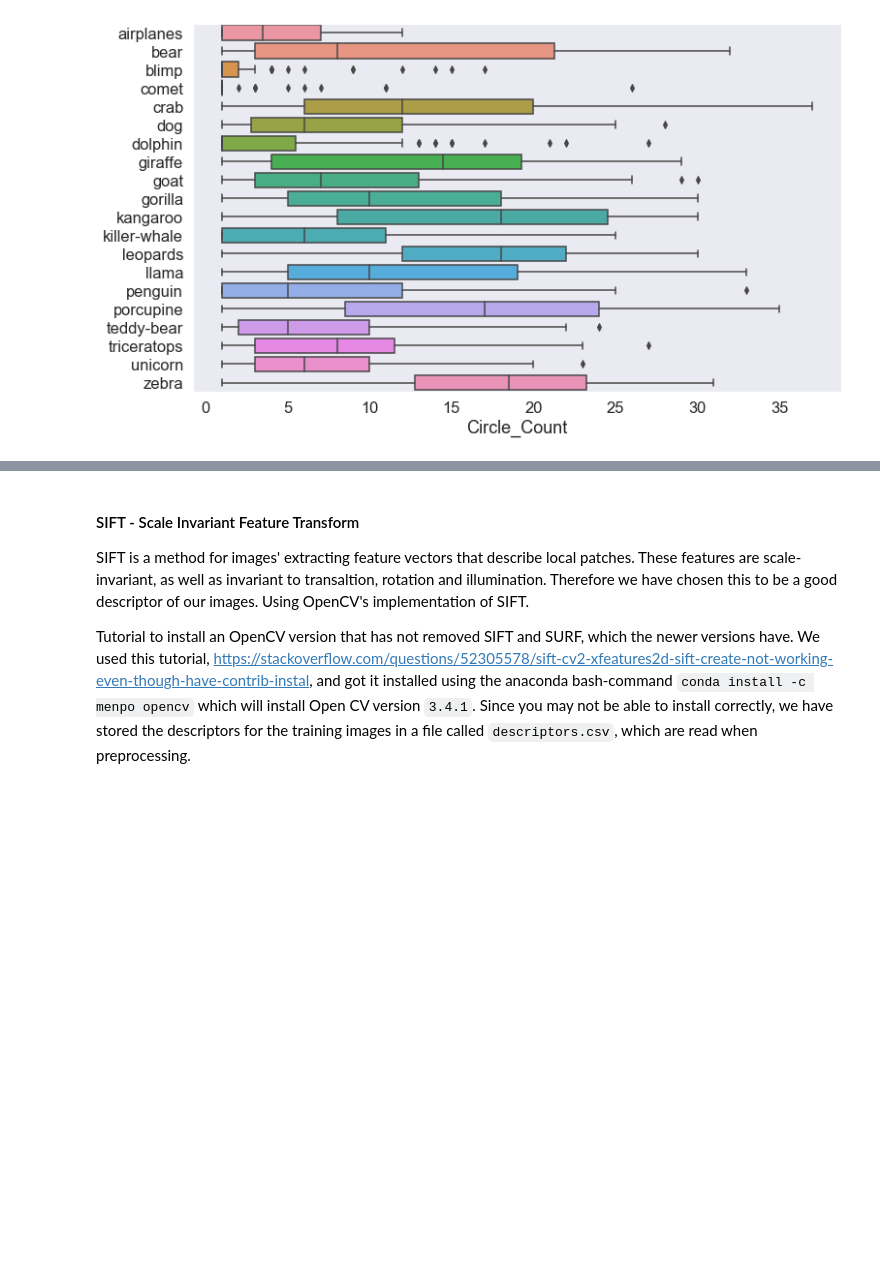
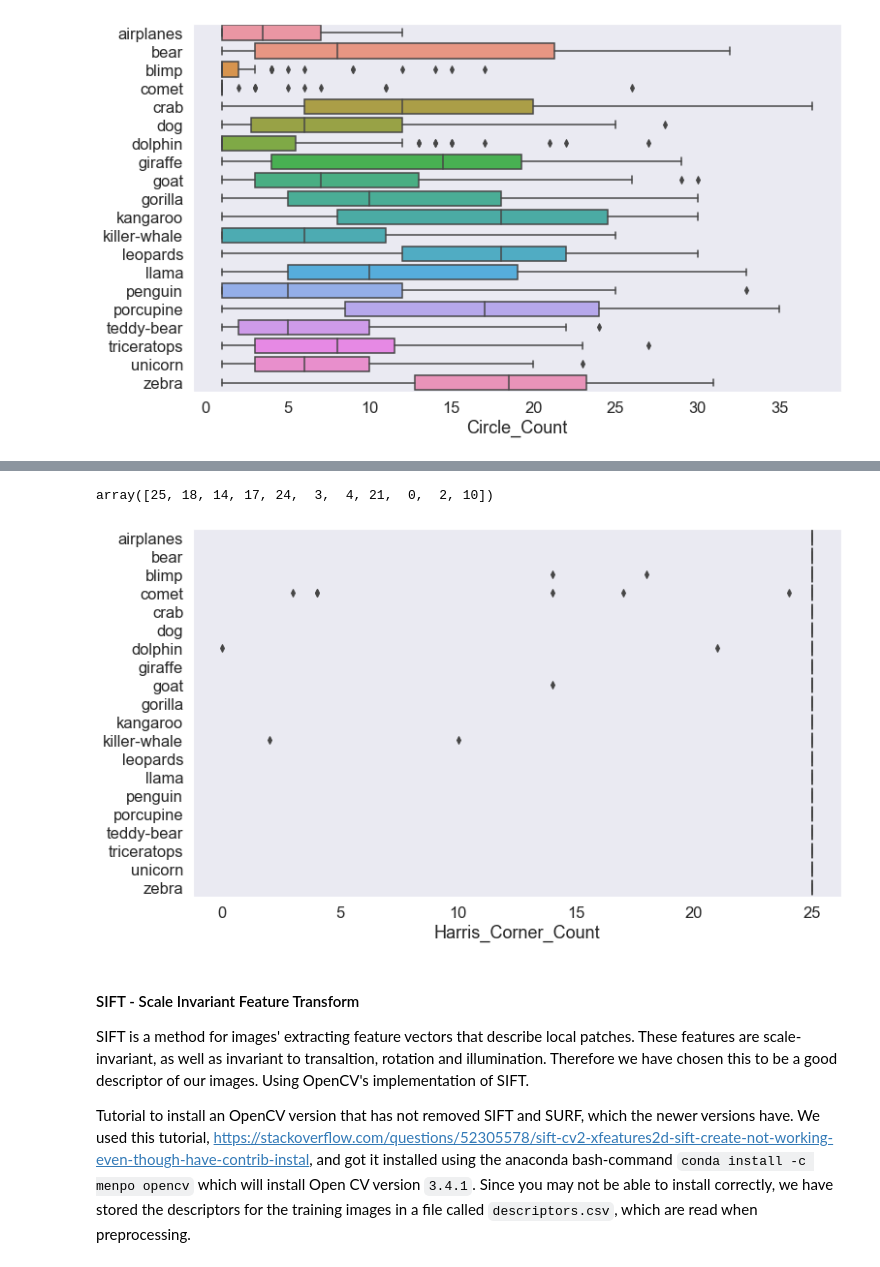
Before and after one commit to henrhoi/image-classification, a Jupyter notebook: GradProject_NB2.ipynb, the cells around one changed output, grey strips where cells are left out. Drawn from its saved outputs; the diff is of its cells as text; code cells hidden in the pictures; blank space fills up the shorter version.

```diff
--- a/GradProject_NB2.ipynb
+++ b/GradProject_NB2.ipynb
@@ -590,3 +579,14 @@ visualize_harris_corners(img)
+# %%
+# Counting number of corners in image
+training_data["Harris_Corner_Count"] = training_data["Image"].apply(lambda img: len(get_harris_corners(img)))
+# %%
+# Visualizing count of corner in images among classes
+plt.figure(figsize=(12,7))
+ax = sns.boxplot(y=[label_dict[label] for label in training_data["Label"]], x="Harris_Corner_Count", data=training_data, orient="h")
+training_data["Harris_Corner_Count"].unique()
+# %% [output]
+array([25, 18, 14, 17, 24,  3,  4, 21,  0,  2, 10])
+[figure, added]
 # %% [markdown]
 #### SIFT - Scale Invariant Feature Transform
 
```
Also changed, not shown: parts of 14 cells of this notebook.
